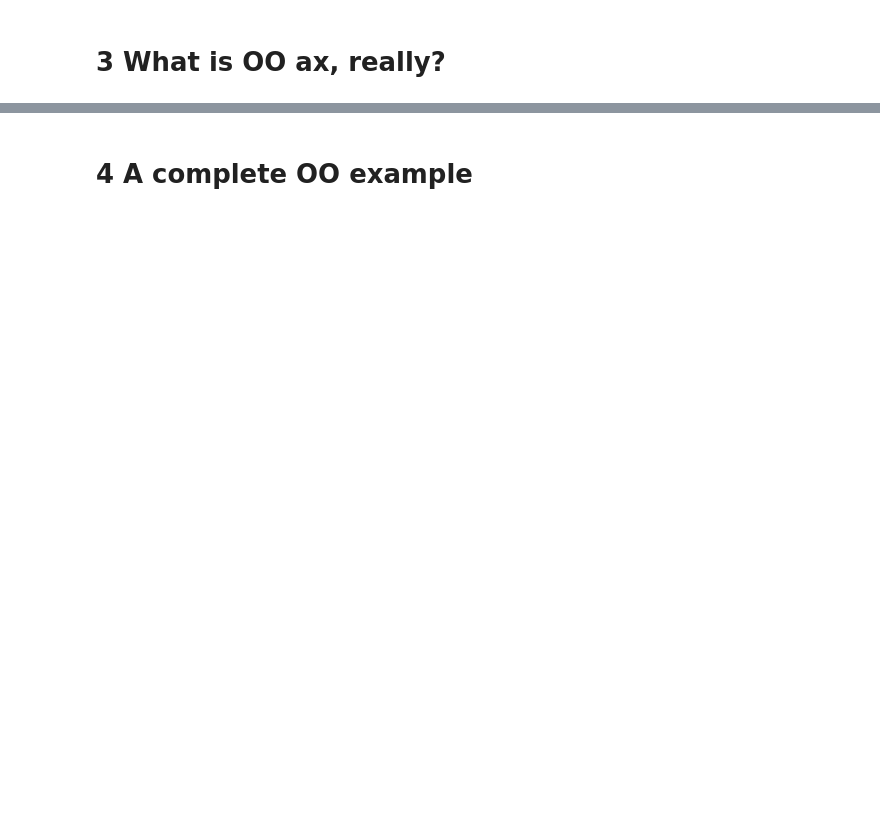
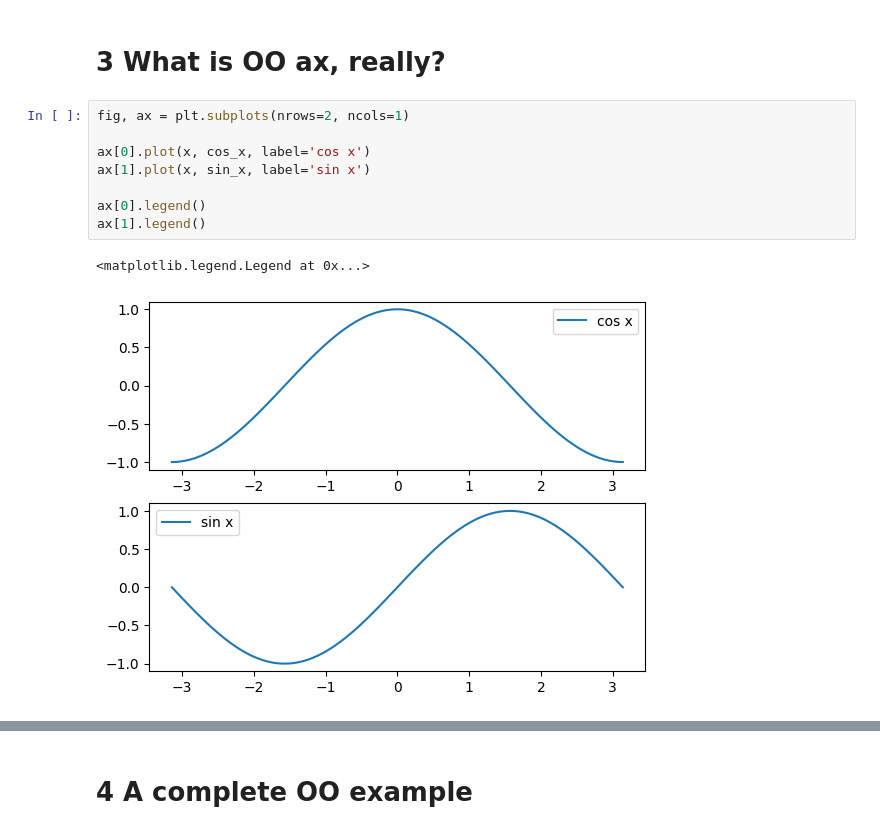
Before and after one commit to SPS-SP2273/learning-portfolio-joannejyyy, a Jupyter notebook: 7.1_plotting/plotting_(good).ipynb, the cells around one changed output, grey strips where cells are left out. Saved outputs shown, nothing was run; the diff lists cells and outputs as text; blank space fills up the shorter version.

```diff
--- a/7.1_plotting/plotting_(good).ipynb
+++ b/7.1_plotting/plotting_(good).ipynb
@@ -19,2 +36,13 @@
 # %% [markdown]
 # 3 What is OO ax, really?
+# %%
+fig, ax = plt.subplots(nrows=2, ncols=1)
+
+ax[0].plot(x, cos_x, label='cos x')
+ax[1].plot(x, sin_x, label='sin x')
+
+ax[0].legend()
+ax[1].legend()
+# %% [output]
+<matplotlib.legend.Legend at 0x...>
+[figure, added]
```
Also changed, not shown: parts of 16 cells of this notebook, 1 other file.
